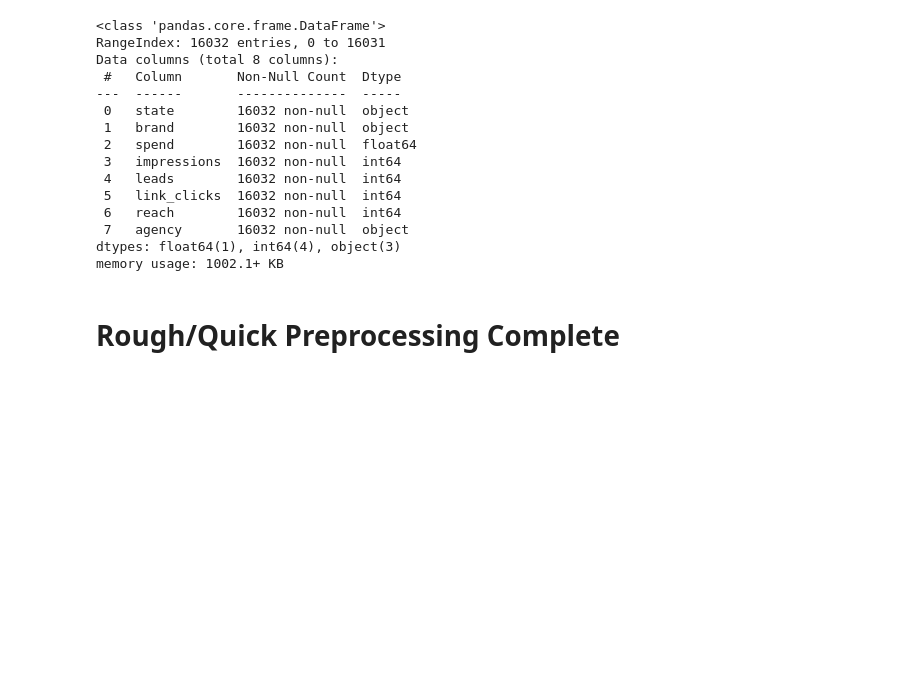
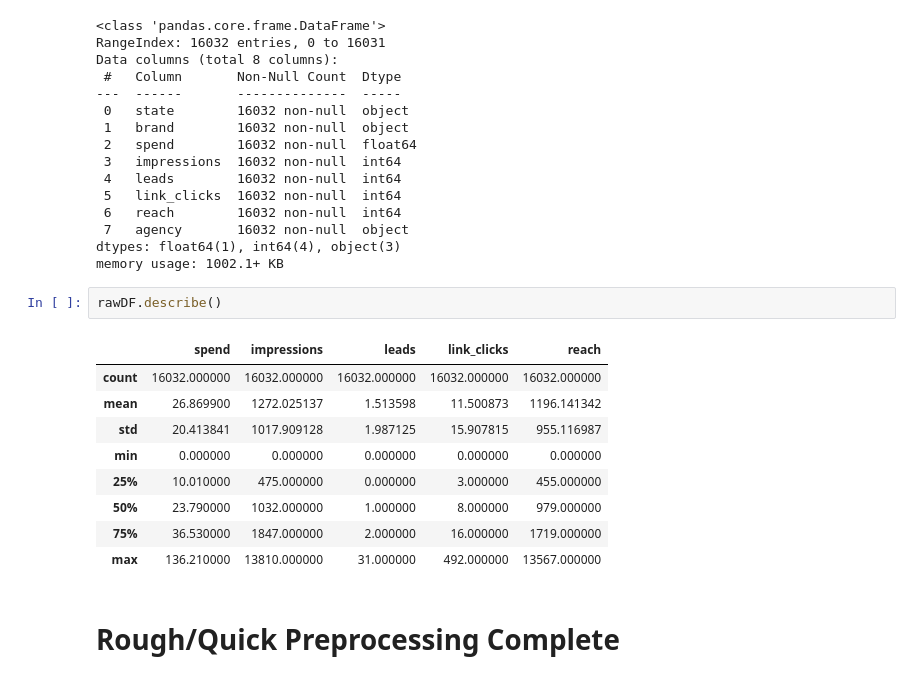
Before and after one commit to marielakinn/Social_media, a Jupyter notebook: ML_Data_&_Preprocessing/preprocessing_ML(B2)_CA.ipynb, the cells around one changed output. Cells and saved outputs as stored; diff of their text form; blank space fills up the shorter version.

```diff
--- a/ML_Data_&_Preprocessing/preprocessing_ML(B2)_CA.ipynb
+++ b/ML_Data_&_Preprocessing/preprocessing_ML(B2)_CA.ipynb
@@ -36,6 +36,18 @@ Data columns (total 8 columns):
  7   agency       16032 non-null  object
 dtypes: float64(1), int64(4), object(3)
 memory usage: 1002.1+ KB
+# %%
+rawDF.describe()
+# %% [output]
+|  | spend | impressions | leads | link_clicks | reach |
+| count | 16032.000000 | 16032.000000 | 16032.000000 | 16032.000000 | 16032.000000 |
+| mean | 26.869900 | 1272.025137 | 1.513598 | 11.500873 | 1196.141342 |
+| std | 20.413841 | 1017.909128 | 1.987125 | 15.907815 | 955.116987 |
+| min | 0.000000 | 0.000000 | 0.000000 | 0.000000 | 0.000000 |
+| 25% | 10.010000 | 475.000000 | 0.000000 | 3.000000 | 455.000000 |
+| 50% | 23.790000 | 1032.000000 | 1.000000 | 8.000000 | 979.000000 |
+| 75% | 36.530000 | 1847.000000 | 2.000000 | 16.000000 | 1719.000000 |
+| max | 136.210000 | 13810.000000 | 31.000000 | 492.000000 | 13567.000000 |
 # %% [markdown]
 # Rough/Quick Preprocessing Complete
 # %% [markdown]
```
Also changed, not shown: 1 other file.
